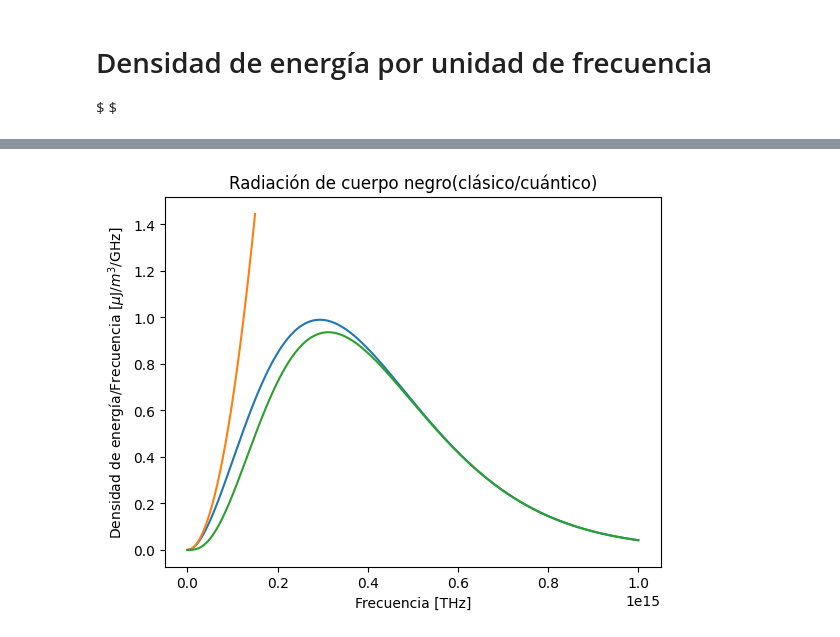
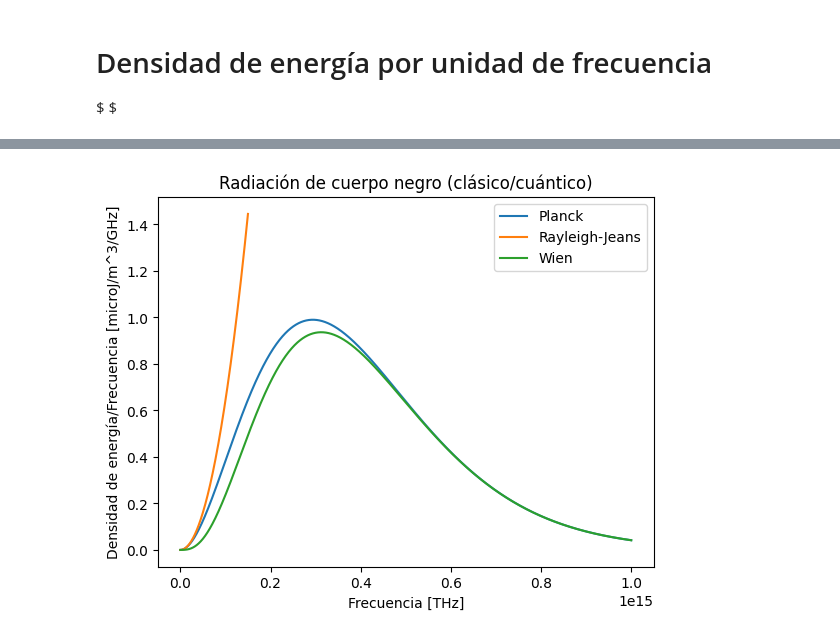
Before and after one commit to acastem15/Mecanica-Cuantica-I, a Jupyter notebook: Tarea1/blackBodyRadiation.ipynb, the cells around one changed output, grey strips where cells are left out. Saved outputs shown, nothing was run; the diff lists cells and outputs as text; code cells hidden in the pictures.

Commit message:
final With error

```diff
--- a/Tarea1/blackBodyRadiation.ipynb
+++ b/Tarea1/blackBodyRadiation.ipynb
@@ -4,7 +4,6 @@ $  $
 # %%
 import numpy as np
 import matplotlib.pyplot as plt
-plt.rcParams['text.usetex'] = True
 # %%
 
 def blackBody(longOnda, T):
@@ -97,24 +96,99 @@ def wien(frec,T):
 
 
 
+#Take 5000k and compare against Rayleigh-Jeans asnd Wien
+
+
+def  PlanckFrecuency(frec, T):
+    K = 1.38e-23
+    h = 6.626e-34
+    c  = 3e8
+    pi = np.pi
+
+    num = 8*pi*h*frec**3
+    expTerm = (h*frec)/(K*T)
+    den = ((np.e**expTerm)-1)*c**3
+    return num/den
+
+
+def rayleigh_Jeans(frec, T):
+    K = 1.38e-23
+    c  = 3e8
+    pi = np.pi
+    num = 8*pi*K*frec**2*T
+    den = c**3
+    return num/den
+
+
+def wien(frec,T):
+
+    K = 1.38e-23
+    h = 6.626e-34
+    c  = 3e8
+    pi = np.pi
+
+    num = 8*pi*h*frec**3
+    expTerm = (h*frec)/(K*T)
+    den = ((np.e**expTerm))*c**3
+    return num/den
+
+
+#La figura ax muestra la densidad
+#La figura bx muestra la diferencia porcentual con Planck
 def plotComparision(T):
     fig, ax = plt.subplots()
+    #fig, bx = plt.subplots()
 
-    longOnda = np.linspace(0,100e13, 6000)
+    longOnda = np.linspace(10,100e13, 6000)
     planck =PlanckFrecuency(longOnda,T)
     ax.plot(longOnda, planck*(1e9/1e-6))
 
-    longOnda = np.linspace(0,15e13, 6000)
+    longOnda = np.linspace(10,15e13, 6000)
     rayleigh = rayleigh_Jeans(longOnda,T)
+
+    planck =PlanckFrecuency(longOnda,T)
     ax.plot(longOnda, rayleigh*(1e9/1e-6))
 
-    longOnda = np.linspace(0,100e13, 6000)
+    deltaRayleigh = []
+    i = 0
+    for e in longOnda:
+        delta = abs(planck[i]-rayleigh[i])
+        deltaRayleigh.append((delta/planck[i])*100)
+
+        i+=1
+    #bx.plot(longOnda,deltaRayleigh)
+
+
+    longOnda = np.linspace(10,100e13, 6000)
     wienEquation = wien(longOnda,T)
+    planck =PlanckFrecuency(longOnda,T)
     ax.plot(longOnda, wienEquation*(1e9/1e-6))
+
+    deltaWien = []
+    i = 0
+
+    for _ in longOnda:
+        delta = abs(wienEquation[i]-planck[i])
+        deltaWien.append((delta/planck[i])*100)
+        i+=1
+
+    #bx.plot(longOnda,deltaWien)
+
+
+    print (deltaWien)
+
     plt.title("Radiación de cuerpo negro (clásico/cuántico)")
     plt.xlabel("Frecuencia [THz]")
-    plt.ylabel("Densidad de energía/Frecuencia [$\mu$J/$m^3$/GHz]")
+    plt.ylabel("Densidad de energía/Frecuencia [microJ/m^3/GHz]")
+    plt.legend(["Planck","Rayleigh-Jeans","Wien"], loc ="upper right")
 
+    """
+    plt.title("Error porcentual respecto a Ecuación de Planck")
+    plt.xlabel("Frecuencia [THz]")
+    plt.ylabel("Error perocentual (%)")
+    plt.legend(["Rayleigh","Wien"], loc ="upper right")
+
+    """
     plt.show()
 
 plotComparision(5000)
@@ -122 +197 @@ plotComparision(5000)
-[figure, old version]
+[figure, new version]
```
Also changed, not shown: parts of 2 cells of this notebook.
